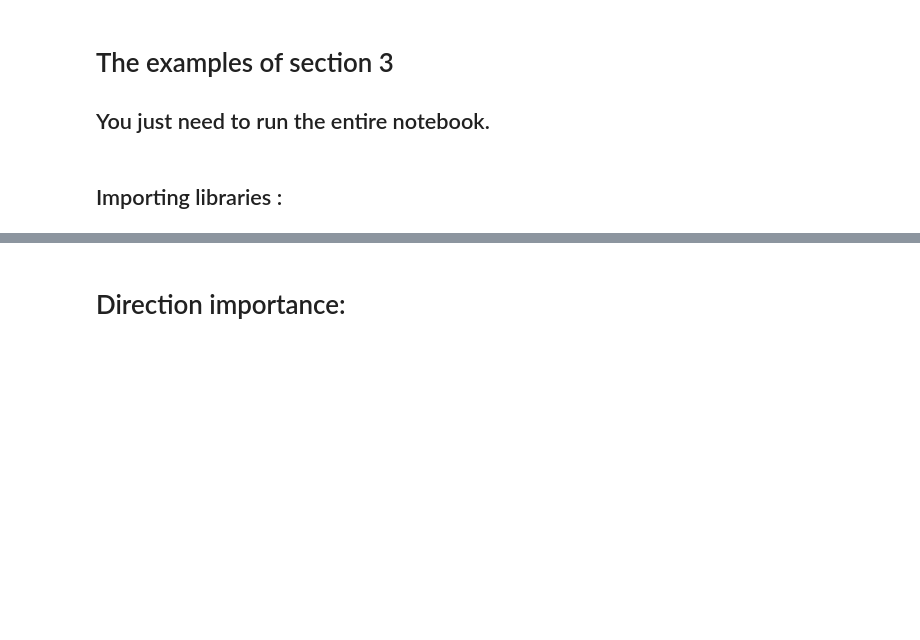
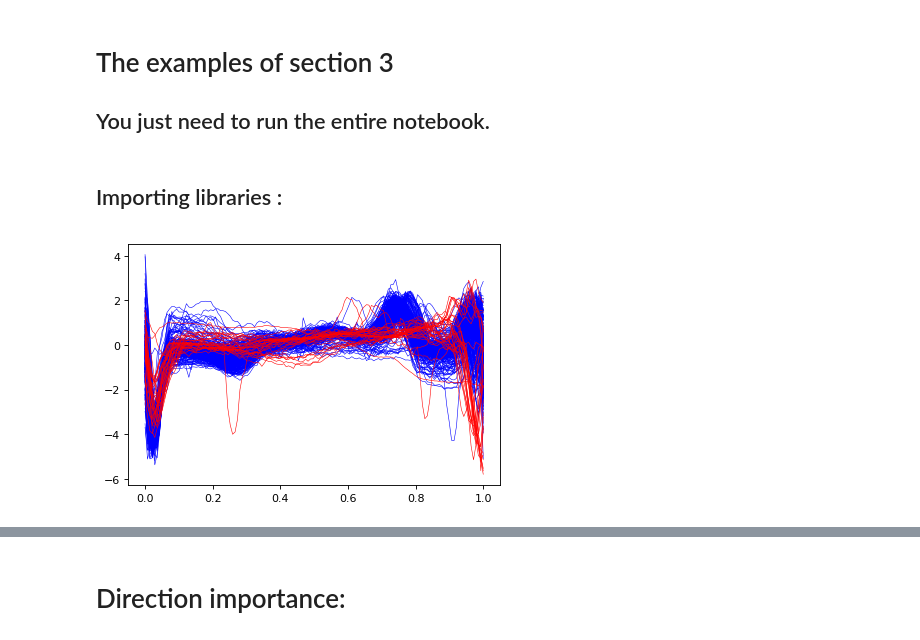
Before and after one commit to GuillaumeStaermanML/FIF, a Jupyter notebook: Code_FIF/Section_3/Section_3.ipynb, the cells around one changed output, grey strips where cells are left out. Drawn from its saved outputs; the diff is of its cells as text; code cells hidden in the pictures; blank space fills up the shorter version.

```diff
--- a/Code_FIF/Section_3/Section_3.ipynb
+++ b/Code_FIF/Section_3/Section_3.ipynb
@@ -14,0 +56,16 @@ from FIF import *
+# %%
+os.chdir('../Datasets')
+X_trainz = pd.read_csv('ECG5000_Train.csv', header = None)
+X_train = np.array(X_trainz, dtype= float )[:,1:]
+y_train = np.array(X_trainz, dtype= int )[:,0]
+time = np.linspace(0,1,X_train.shape[1])
+os.chdir('../Section_3')
+# %%
+plt.figure(num=None, figsize=(6, 4), dpi=80, facecolor='w', edgecolor='k')
+for i in range(len(y_train)):
+    if (y_train[i] == 1):
+        plt.plot(time, X_train[i,:],c="b",linewidth = 0.5)
+    elif(y_train[i] == -1):
+        plt.plot(time, X_train[i,:],c="r",linewidth = 0.5)
+# %% [output]
+[figure, added]
```
Also changed, not shown: parts of 27 cells of this notebook, 1 other file.
